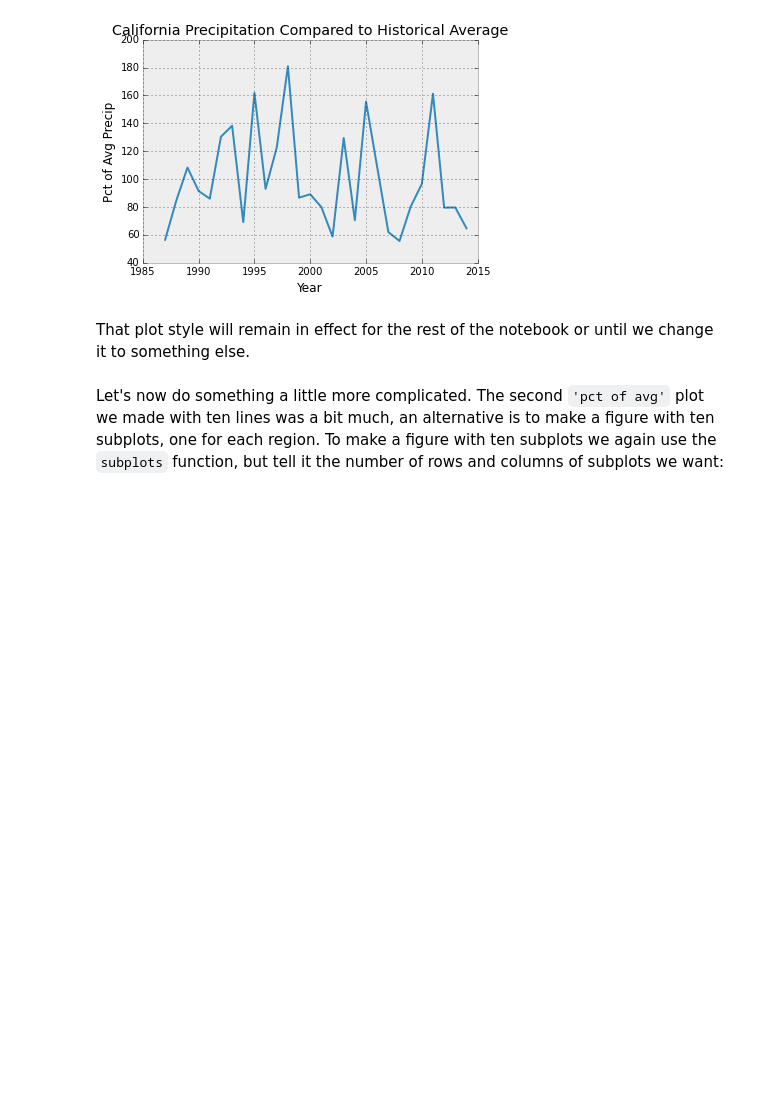
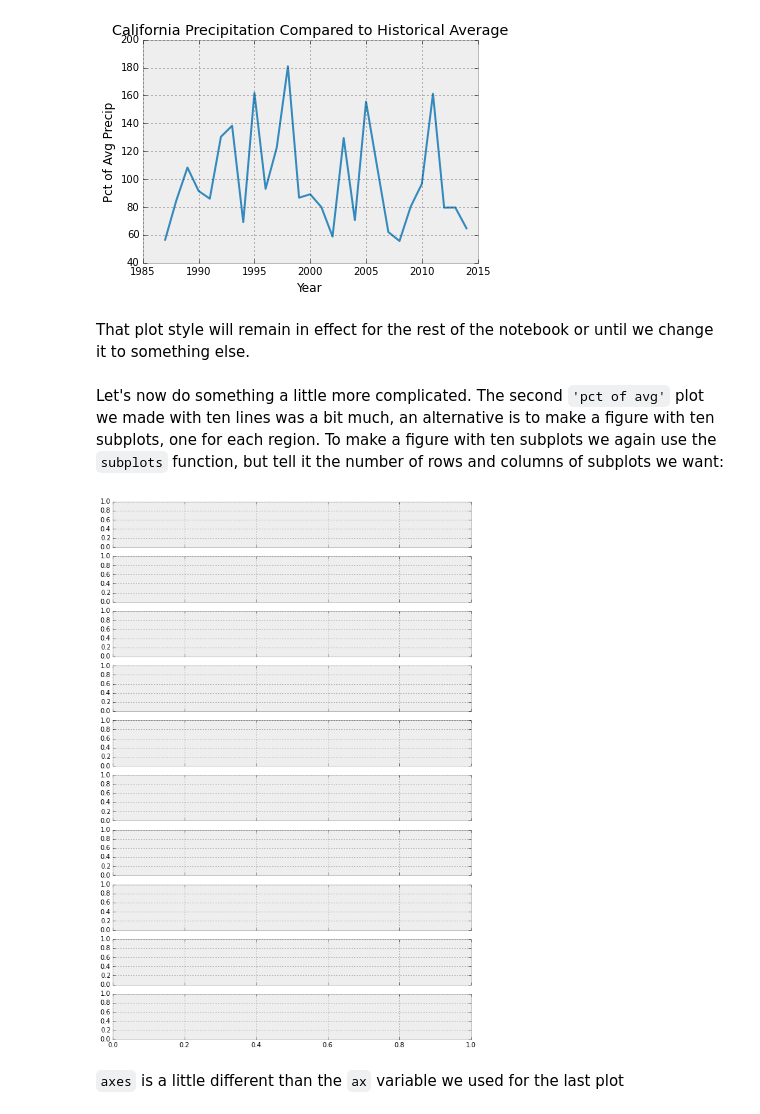
Before and after one commit to jiffyclub/2015-07-06-scipy, a Jupyter notebook: scientific_python/Intro to Plotting.ipynb, the cells around one changed output. Cells and saved outputs as stored; diff of their text form; code cells hidden in the pictures; blank space fills up the shorter version.

```diff
--- a/scientific_python/Intro to Plotting.ipynb
+++ b/scientific_python/Intro to Plotting.ipynb
@@ -243,4 +244,8 @@ an alternative is to make a figure with ten subplots, one for each region.
 To make a figure with ten subplots we again use the `subplots` function,
 but tell it the number of rows and columns of subplots we want:
 # %%
-fig, ax = plt.subplots(10, 1)
+fig, axes = plt.subplots(nrows=10, ncols=1, sharex=True, figsize=(10, 15))
+# %% [output]
+[figure, added]
+# %% [markdown]
+`axes` is a little different than the `ax` variable we used for the last plot
```
Also changed, not shown: parts of 11 cells of this notebook.
